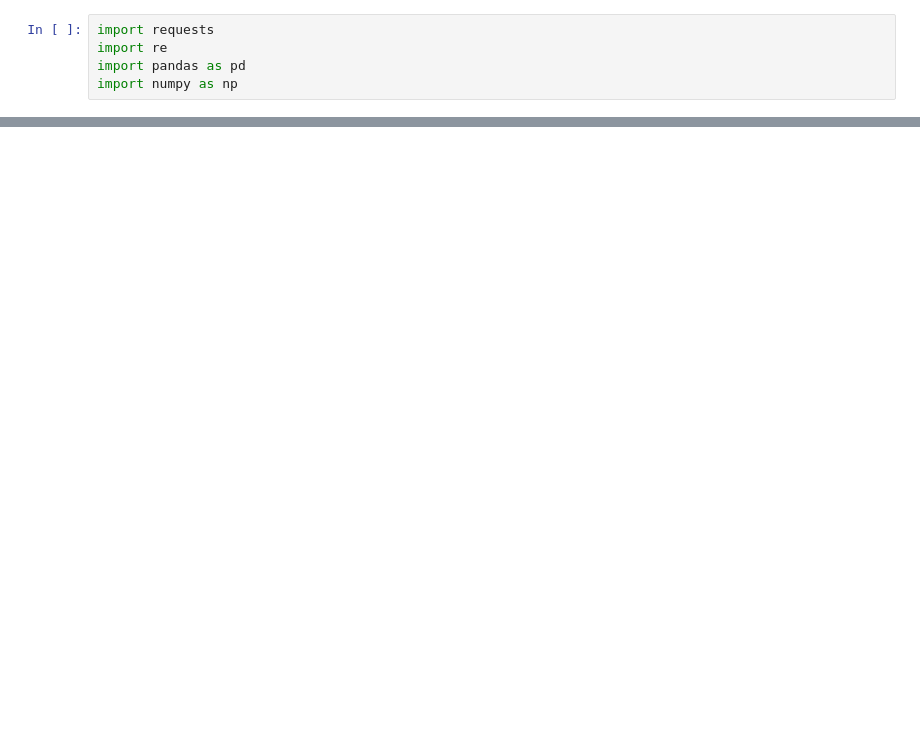
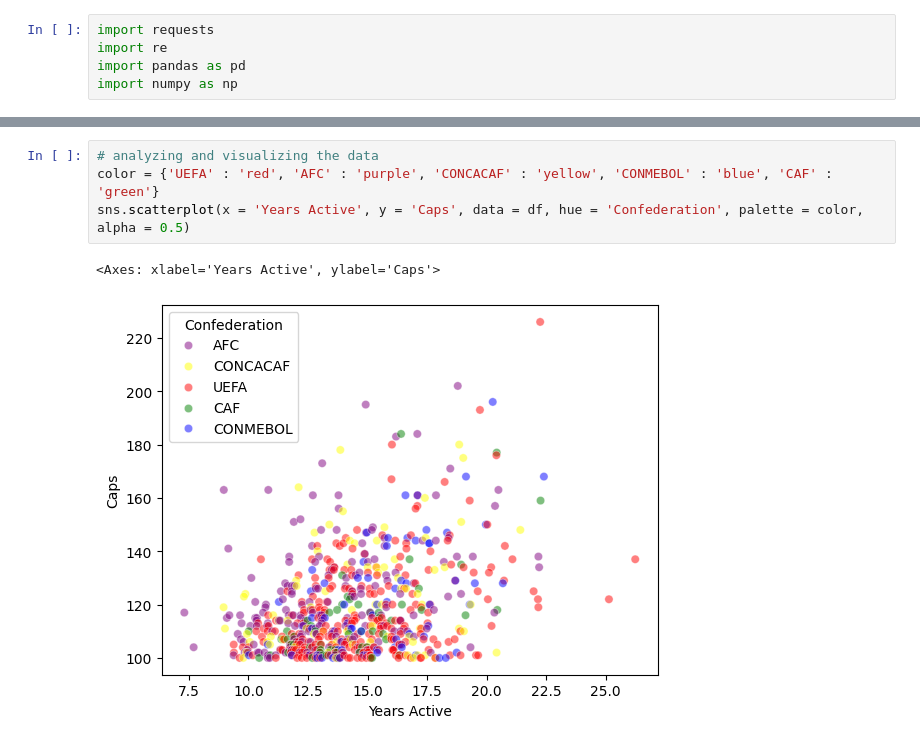
Before and after one commit to lmcnary/data_acquisition_blog, a Jupyter notebook: code.ipynb, the cells around one changed output, grey strips where cells are left out. Saved outputs shown, nothing was run; the diff lists cells and outputs as text; blank space fills up the shorter version.

```diff
--- a/code.ipynb
+++ b/code.ipynb
@@ -33,0 +46,7 @@ df.head()
+# %%
+# analyzing and visualizing the data
+color = {'UEFA' : 'red', 'AFC' : 'purple', 'CONCACAF' : 'yellow', 'CONMEBOL' : 'blue', 'CAF' : 'green'}
+sns.scatterplot(x = 'Years Active', y = 'Caps', data = df, hue = 'Confederation', palette = color, alpha = 0.5)
+# %% [output]
+<Axes: xlabel='Years Active', ylabel='Caps'>
+[figure, added]
```
Also changed, not shown: parts of 5 cells of this notebook, 32 other files.
